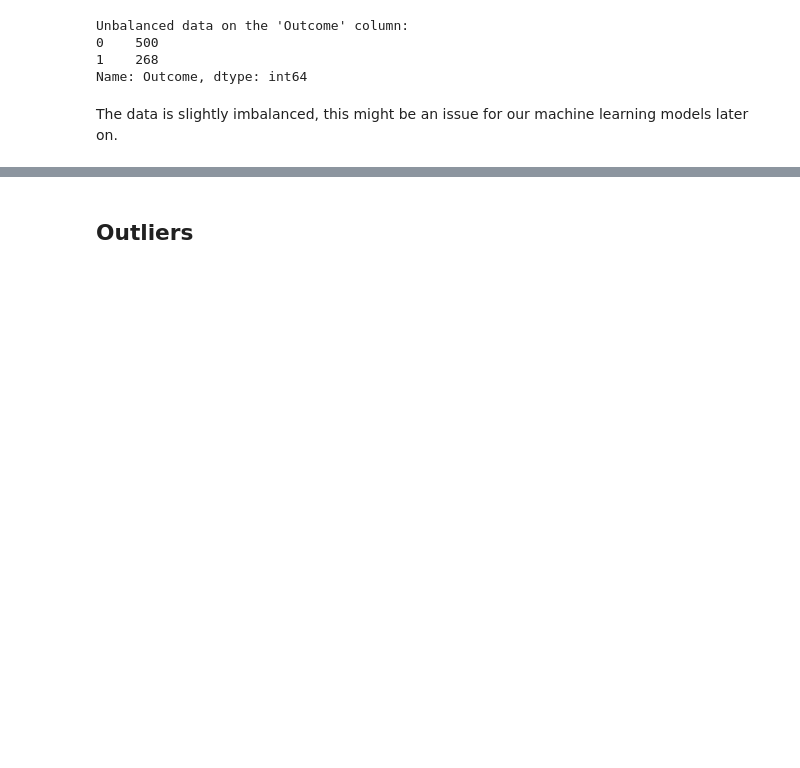
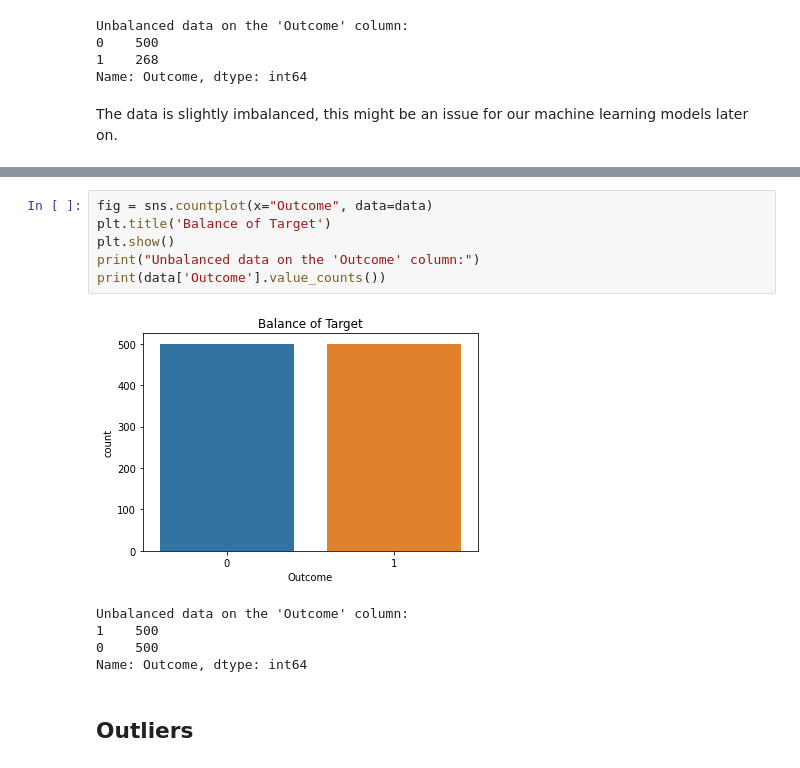
Before and after one commit to lynda-trad/PIMA, a Jupyter notebook: PIMA.ipynb, the cells around one changed output, grey strips where cells are left out. Drawn from its saved outputs; the diff is of its cells as text; blank space fills up the shorter version.

```diff
--- a/PIMA.ipynb
+++ b/PIMA.ipynb
@@ -98,3 +114,15 @@ The data is slightly imbalanced, this might be an issue for our machine learning
+# %%
+fig = sns.countplot(x="Outcome", data=data)
+plt.title('Balance of Target')
+plt.show()
+print("Unbalanced data on the 'Outcome' column:")
+print(data['Outcome'].value_counts())
+# %% [output]
+[figure, added]
+Unbalanced data on the 'Outcome' column:
+1    500
+0    500
+Name: Outcome, dtype: int64
 # %% [markdown]
 ## Outliers
 # %%
```
Also changed, not shown: parts of 66 cells of this notebook.
